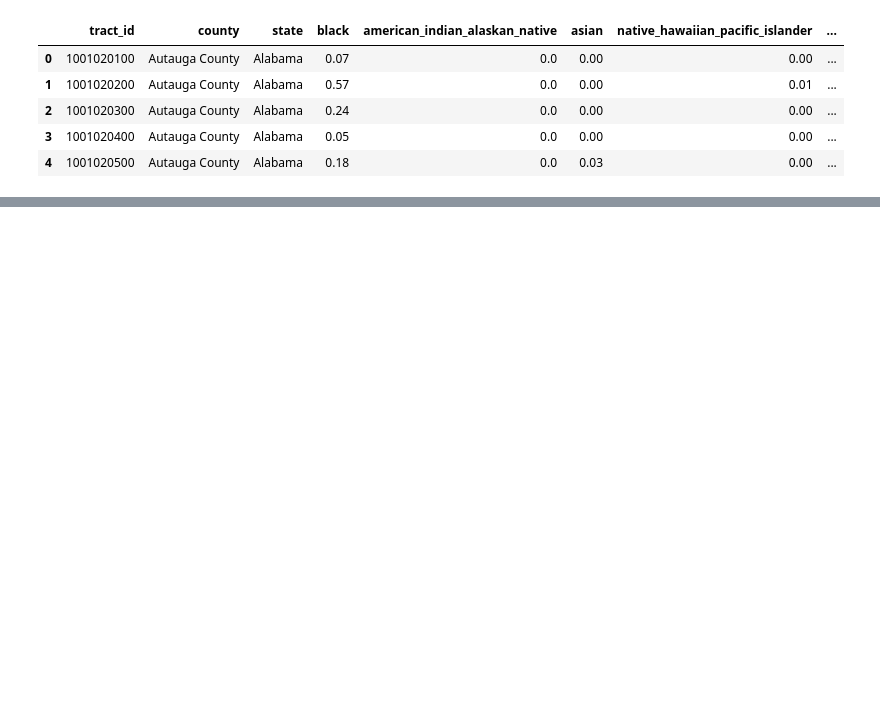
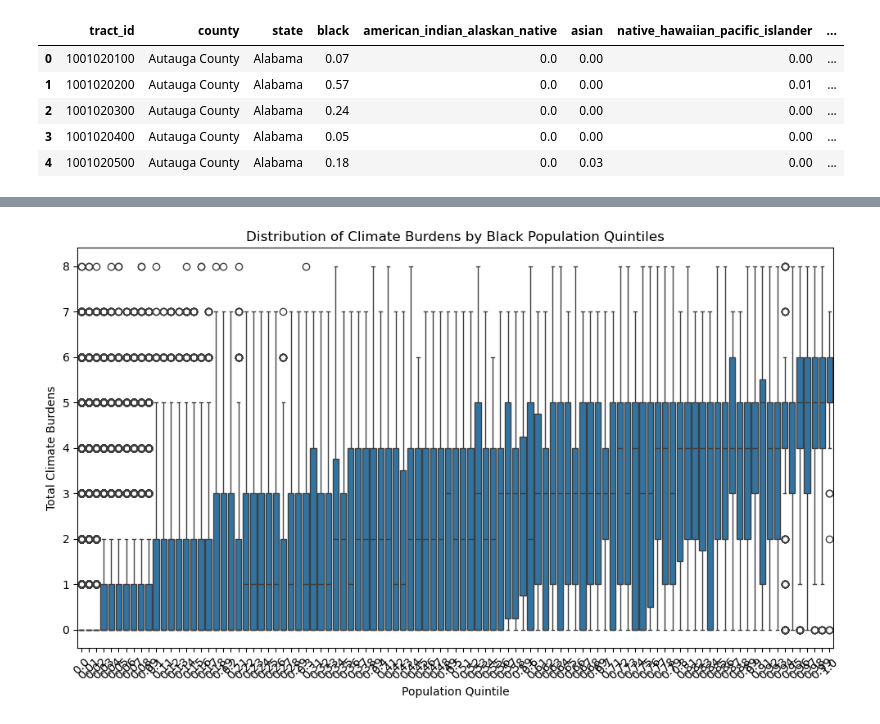
Before and after one commit to haylee360/j40-data-exploration, a Jupyter notebook: docs/acs.ipynb, the cells around one changed output, grey strips where cells are left out. Saved outputs shown, nothing was run; the diff lists cells and outputs as text; code cells hidden in the pictures; blank space fills up the shorter version.

```diff
--- a/docs/acs.ipynb
+++ b/docs/acs.ipynb
@@ -67,0 +132,80 @@ dem.head()
+# %%
+# Option 1: Box plots showing burden distribution by demographic quintiles
+def create_demographic_burden_boxplots(dem, demographic_col):
+    # Create quintiles for the demographic percentage
+    # dem[f'{demographic_col}_quintile'] = pd.qcut(dem[demographic_col],
+    #                                             q=5,
+    #                                             labels=['Q1 (Lowest)', 'Q2', 'Q3', 'Q4', 'Q5 (Highest)'])
+
+    # dem[f'{demographic_col}_quartile'] = pd.qcut(dem[demographic_col],
+    #                                             q=4,
+    #                                             labels=['Q1 (Lowest)', 'Q2', 'Q3', 'Q4 (Highest)'],
+    #                                             duplicates='drop')
+
+    # For cut, we need to specify the bin edges explicitly to ensure correct labeling
+    bins = 4
+    min_val = dem[demographic_col].min()
+    max_val = dem[demographic_col].max()
+    bin_edges = np.linspace(min_val, max_val, bins + 1)
+    dem[f'{demographic_col}_quartile'] = pd.cut(dem[demographic_col],
+                                                bins=bin_edges,
+                                                labels=['Q1 (Lowest)', 'Q2', 'Q3', 'Q4 (Highest)'],
+                                                include_lowest=True)
+
+    # Create the box plot
+    plt.figure(figsize=(10, 6))
+    sns.boxplot(data=dem, x=demographic_col, y='total_burdens')
+    plt.title(f'Distribution of Climate Burdens by {demographic_col.replace("_", " ").title()} Population Quintiles')
+    plt.xlabel('Population Quintile')
+    plt.ylabel('Total Climate Burdens')
+    plt.xticks(rotation=45)
+    plt.tight_layout()
+    return plt
+
+# Option 2: Hexbin plot showing relationship between demographic percentage and burdens
+def create_hexbin_plot(dem, demographic_col):
+    plt.figure(figsize=(10, 6))
+    plt.hexbin(dem[demographic_col],
+                dem['total_burdens'],
+                gridsize=30,
+                cmap='YlOrRd')
+
+    plt.colorbar(label='Count of Census Tracts')
+    plt.title(f'Relationship between {demographic_col.replace("_", " ").title()} Population and Climate Burdens')
+    plt.xlabel(f'{demographic_col.replace("_", " ").title()} Population (%)')
+    plt.ylabel('Total Climate Burdens')
+    plt.tight_layout()
+    return plt
+
+# Example usage for multiple demographics
+demographic_cols = ['black', 'hispanic_latino', 'white', 'asian']
+
+# Create plots for each demographic group
+for demo in demographic_cols:
+    # Create and save box plots
+    fig = create_demographic_burden_boxplots(dem, demo)
+    # fig.savefig(f'{demo}_boxplot.png')
+    # plt.close()
+
+    # Create and save hexbin plots
+    fig = create_hexbin_plot(dem, demo)
+    # fig.savefig(f'{demo}_hexbin.png')
+    # plt.close()
+
+# Optional: Create a correlation matrix heatmap for all demographic variables
+demographic_cols = ['black', 'american_indian_alaskan_native', 'asian',
+                    'native_hawaiian_pacific_islander', 'two_or_more_races',
+                    'white', 'hispanic_latino', 'other_races', 'total_burdens']
+
+plt.figure(figsize=(12, 10))
+correlation_matrix = dem[demographic_cols].corr()
+sns.heatmap(correlation_matrix,
+            annot=True,
+            cmap='RdBu',
+            center=0,
+            fmt='.2f')
+plt.title('Correlation Matrix: Demographics and Climate Burdens')
+# plt.tight_layout()
+# plt.savefig('correlation_matrix.png')
+# plt.close()
+# %% [output]
@@ -67,0 +213 @@ dem.head()
+[figure, added]
```
Also changed, not shown: parts of 12 cells of this notebook.
